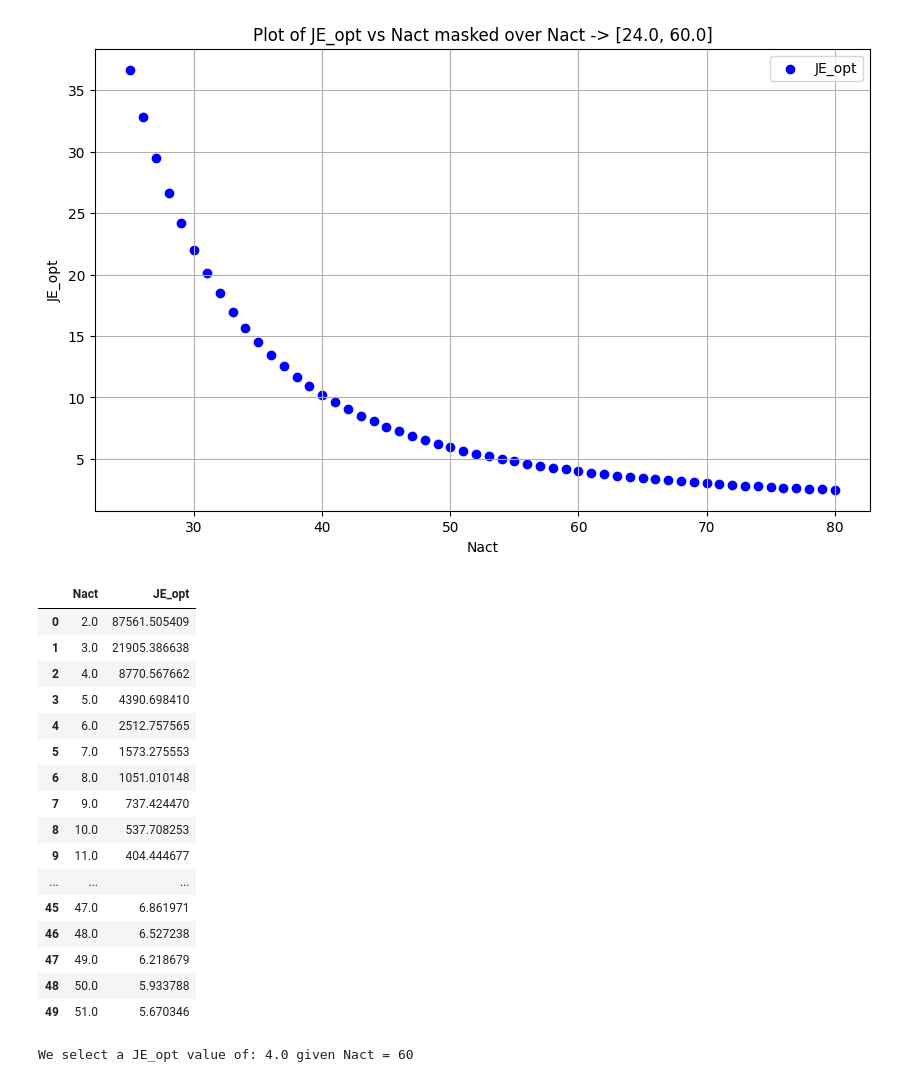
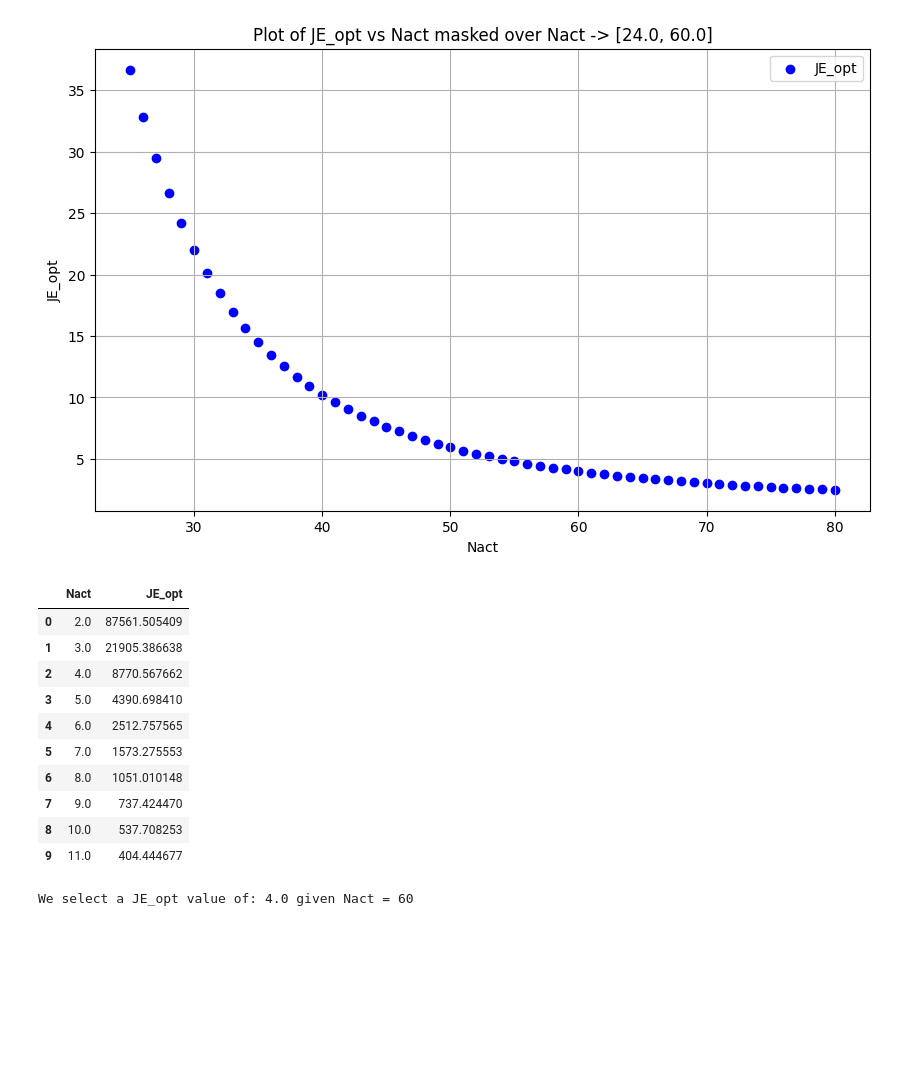
Before and after one commit to BernardMaacaron/JointAttractorNets, a Jupyter notebook: velocityTesting.ipynb, the cells around one changed output. Drawn from its saved outputs; the diff is of its cells as text; code cells hidden in the pictures; blank space fills up the shorter version.

```diff
--- a/velocityTesting.ipynb
+++ b/velocityTesting.ipynb
@@ -38,40 +38,34 @@ def computeOptimalJe(numNeurons = 120):
 JE_opt, JE_inv, Nact = computeOptimalJe(num_neurons)
 
 # Plotting JE_opt
 fig = plt.figure(figsize=(10, 6))
 mask = (Nact <= num_neurons/1.5) & (Nact > num_neurons/5)
 plt.scatter(Nact[mask], JE_opt[mask], label='JE_opt', color='blue')
 plt.xlabel('Nact')
 plt.ylabel('JE_opt')
 plt.title(f'Plot of JE_opt vs Nact masked over Nact -> [{num_neurons/5}, {num_neurons/2}]')
 plt.legend()
 plt.grid()
 plt.show()
 
 JE_df = pd.DataFrame({'Nact': Nact, 'JE_opt': JE_opt})
-display(JE_df.head(50))
+display(JE_df.head(10))
 
 JE_chosen = JE_df[JE_df['Nact'] == num_neurons//2]['JE_opt'].iloc[0]
 print("We select a JE_opt value of:", JE_chosen, "given Nact =", num_neurons//2)
 # %% [output]
 [figure]
 |  | Nact | JE_opt |
 | 0 | 2.0 | 87561.505409 |
 | 1 | 3.0 | 21905.386638 |
 | 2 | 4.0 | 8770.567662 |
 | 3 | 5.0 | 4390.698410 |
 | 4 | 6.0 | 2512.757565 |
 | 5 | 7.0 | 1573.275553 |
 | 6 | 8.0 | 1051.010148 |
 | 7 | 9.0 | 737.424470 |
 | 8 | 10.0 | 537.708253 |
 | 9 | 11.0 | 404.444677 |
-| ... | ... | ... |
-| 45 | 47.0 | 6.861971 |
-| 46 | 48.0 | 6.527238 |
-| 47 | 49.0 | 6.218679 |
-| 48 | 50.0 | 5.933788 |
-| 49 | 51.0 | 5.670346 |
 We select a JE_opt value of: 4.0 given Nact = 60
 # %%
 # Setting network parameters
```
Also changed, not shown: parts of 9 cells of this notebook, 4 other files.
